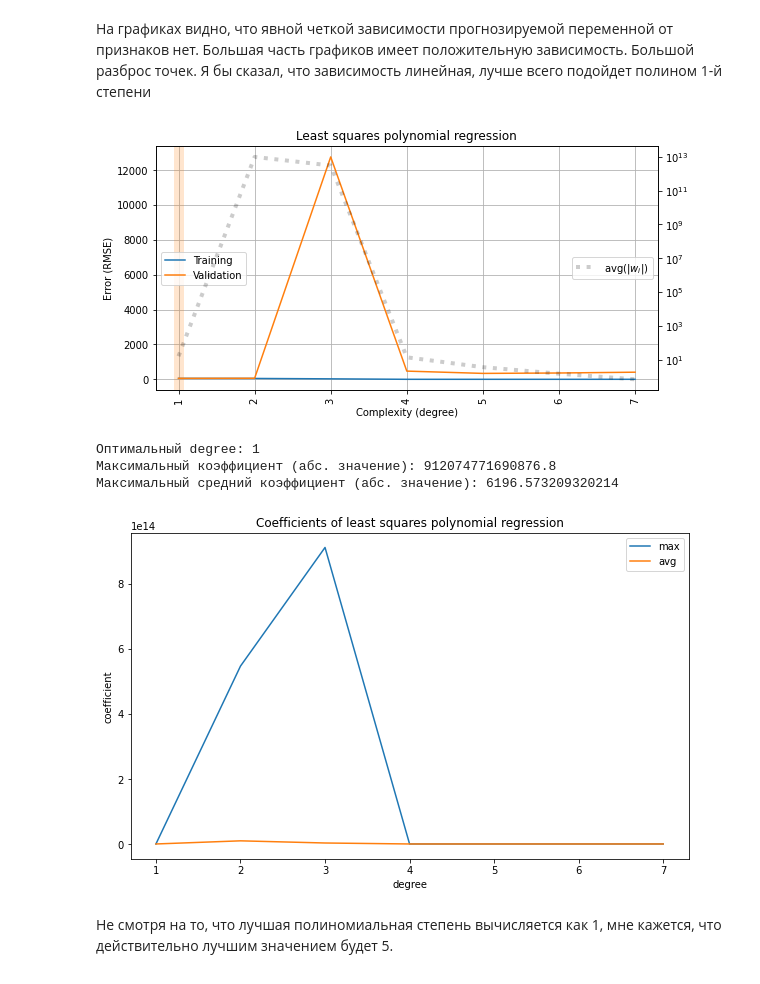
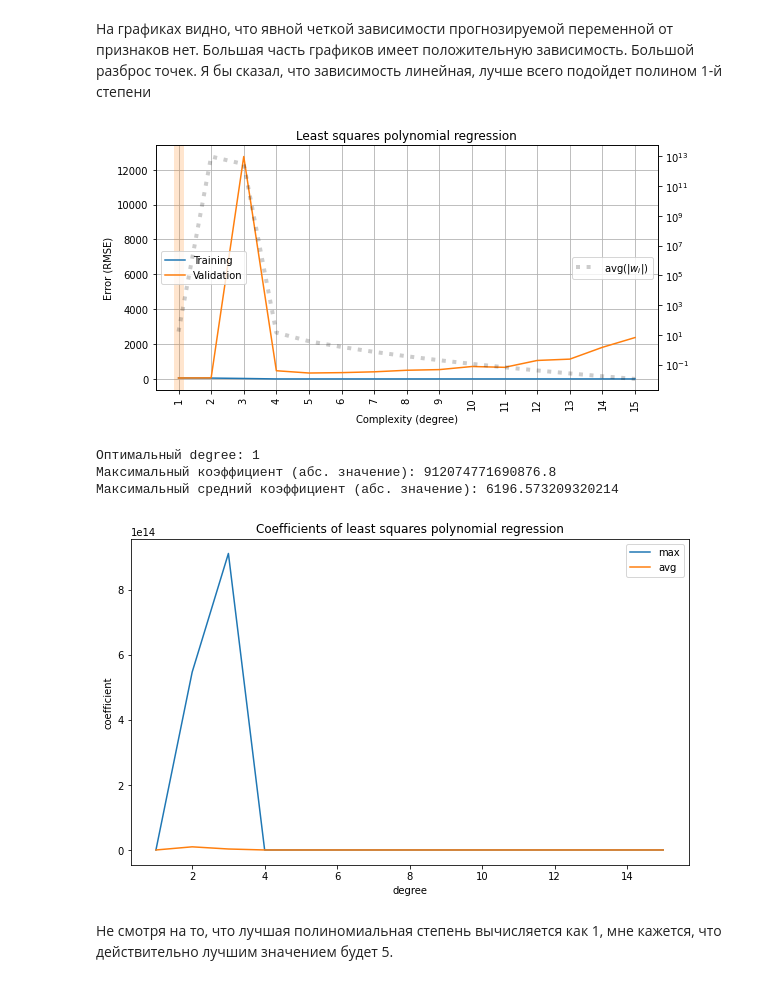
Before and after one commit to vilen-kim/4_overfitting_regularization, a Jupyter notebook: overfitting_regularization.ipynb, the cells around one changed output. Drawn from its saved outputs; the diff is of its cells as text; code cells hidden in the pictures.

```diff
--- a/overfitting_regularization.ipynb
+++ b/overfitting_regularization.ipynb
@@ -416,21 +415,21 @@ Text(0.5, 1.0, 's6')
 Большой разброс точек. Я бы сказал, что зависимость линейная, лучше всего подойдет полином 1-й степени
 # %%
 rmse_train, rmse_valid, coefs = [], [], []
-degree_max = 8     # не включая это значение
+degree_max = 16     # не включая это значение
 for degree in DEGREES[1:degree_max]:
     results = cross_validate(make_model(degree),
                              X_diabetes, y_diabetes, cv=5,
                              return_train_score=True, return_estimator=True,
                              scoring='neg_root_mean_squared_error')
     rmse_train.append(-np.mean(results['train_score']))
     rmse_valid.append(-np.mean(results['test_score']))
     coefs.append([model['reg'].coef_ for model in results['estimator']])
 
 avg_coefs = [np.mean(np.abs(coef)) for coef in coefs]
 plot_fitting_graph(DEGREES[1:degree_max], rmse_train, rmse_valid, xlabel='Complexity (degree)', ylabel='Error (RMSE)',
                    custom_metric=avg_coefs, custom_label='avg(|$w_i$|)', title='Least squares polynomial regression')
 # %% [output]
-[figure, old version]
+[figure, new version]
 # %%
 max_coefs = [np.max(coef) for coef in coefs]
 max_coef = max(max_coefs)
@@ -448,7 +447,7 @@ print(f'Максимальный средний коэффициент (абс.
 Оптимальный degree: 1
 Максимальный коэффициент (абс. значение): 912074771690876.8
 Максимальный средний коэффициент (абс. значение): 6196.573209320214
-[figure, old version]
+[figure, new version]
 # %% [markdown]
 Не смотря на то, что лучшая полиномиальная степень вычисляется как 1, мне кажется, что действительно лучшим значением будет 5.
 # %% [markdown]
```
Also changed, not shown: parts of 9 cells of this notebook.
